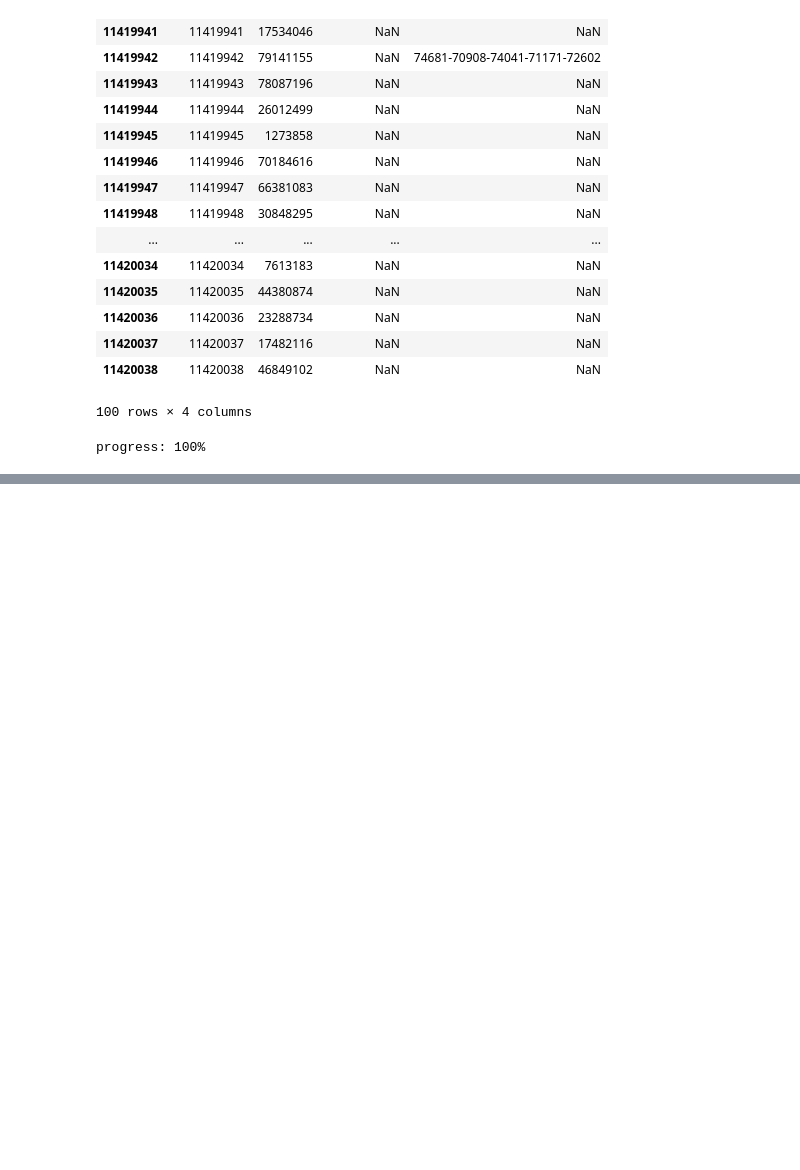
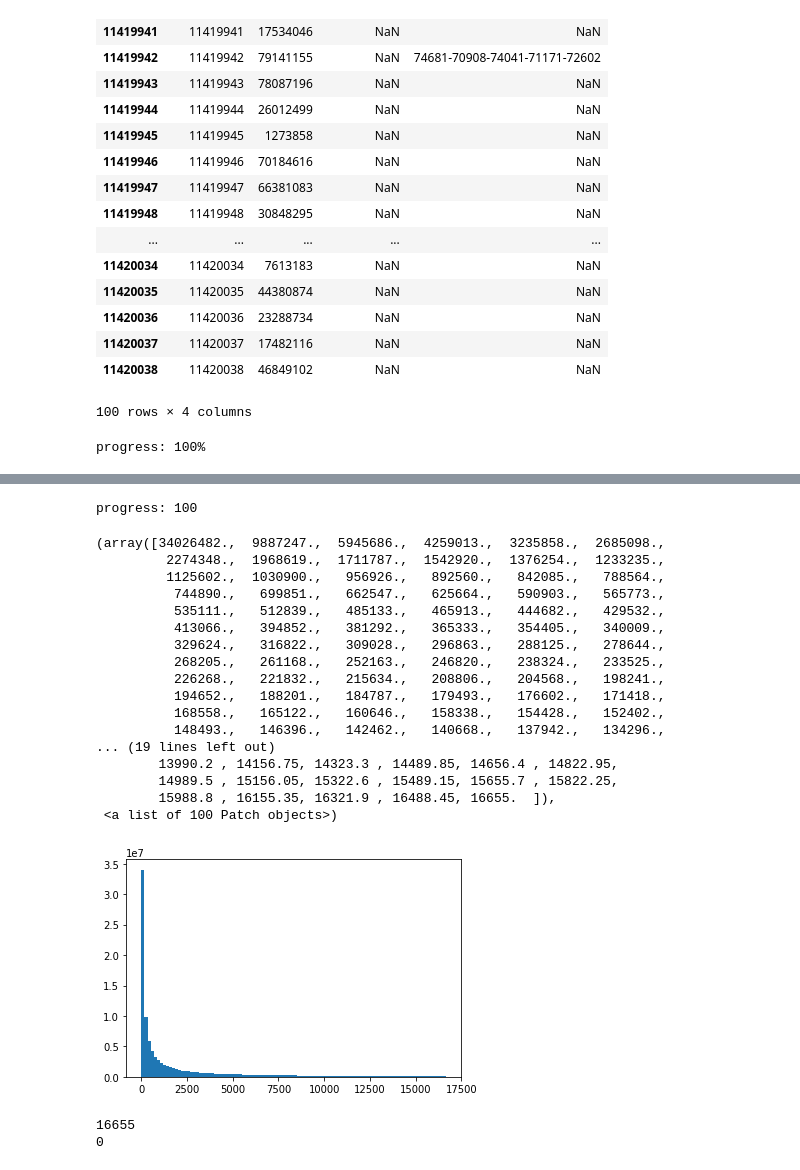
Before and after one commit to ModaoT/firstkill, a Jupyter notebook: complex_data_handling.ipynb, the cells around one changed output, grey strips where cells are left out. Saved outputs shown, nothing was run; the diff lists cells and outputs as text; code cells hidden in the pictures; blank space fills up the shorter version.

```diff
--- a/complex_data_handling.ipynb
+++ b/complex_data_handling.ipynb
@@ -223,0 +339,2 @@ user_feature_embedding_app12.to_csv('data/user_feature_embedding_app_merged.csv'
+# %%
+word2int = utils.create_lookup_tables(kw_cleaned_collector)
@@ -223,0 +357,22 @@ user_feature_embedding_app12.to_csv('data/user_feature_embedding_app_merged.csv'
+# %%
+import sys
+kw_mapped = kw_cleaned.copy()
+length = len(kw_mapped)
+step = length // 10
+for i, e in enumerate(kw_mapped.fillna('0')):
+    if e.isdigit():
+        kw_mapped[i] = str(word2int[int(e)])
+    else:
+        elements = list()
+        for ee in e.split('-'):
+            elements.append(str(word2int[int(ee)]))
+        formed = '-'
+        formed = formed.join(elements)
+        kw_mapped[i] = formed
+    if i % step == 0:
+        sys.stdout.write('progress: ' + str(10 * i // step) + '\r')
+        sys.stdout.flush()
+sys.stdout.write('progress: 100\n')
+sys.stdout.flush()
+
+kw_mapped.head()
@@ -223,0 +396,29 @@ user_feature_embedding_app12.to_csv('data/user_feature_embedding_app_merged.csv'
+# %%
+kw_mapped_collector = utils.count_element(kw_mapped, '1000000')
+plt.hist(kw_mapped_collector, bins=100)
+# %% [output]
+progress: 100
+(array([34026482.,  9887247.,  5945686.,  4259013.,  3235858.,  2685098.,
+         2274348.,  1968619.,  1711787.,  1542920.,  1376254.,  1233235.,
+         1125602.,  1030900.,   956926.,   892560.,   842085.,   788564.,
+          744890.,   699851.,   662547.,   625664.,   590903.,   565773.,
+          535111.,   512839.,   485133.,   465913.,   444682.,   429532.,
+          413066.,   394852.,   381292.,   365333.,   354405.,   340009.,
+          329624.,   316822.,   309028.,   296863.,   288125.,   278644.,
+          268205.,   261168.,   252163.,   246820.,   238324.,   233525.,
+          226268.,   221832.,   215634.,   208806.,   204568.,   198241.,
+          194652.,   188201.,   184787.,   179493.,   176602.,   171418.,
+          168558.,   165122.,   160646.,   158338.,   154428.,   152402.,
+          148493.,   146396.,   142462.,   140668.,   137942.,   134296.,
+... (19 lines left out)
+        13990.2 , 14156.75, 14323.3 , 14489.85, 14656.4 , 14822.95,
+        14989.5 , 15156.05, 15322.6 , 15489.15, 15655.7 , 15822.25,
+        15988.8 , 16155.35, 16321.9 , 16488.45, 16655.  ]),
+ <a list of 100 Patch objects>)
+[figure, added]
+# %%
+print(max(kw_mapped_collector))
+print(min(kw_mapped_collector))
+# %% [output]
+16655
+0
```
Also changed, not shown: parts of 19 cells of this notebook, 3 other files.
